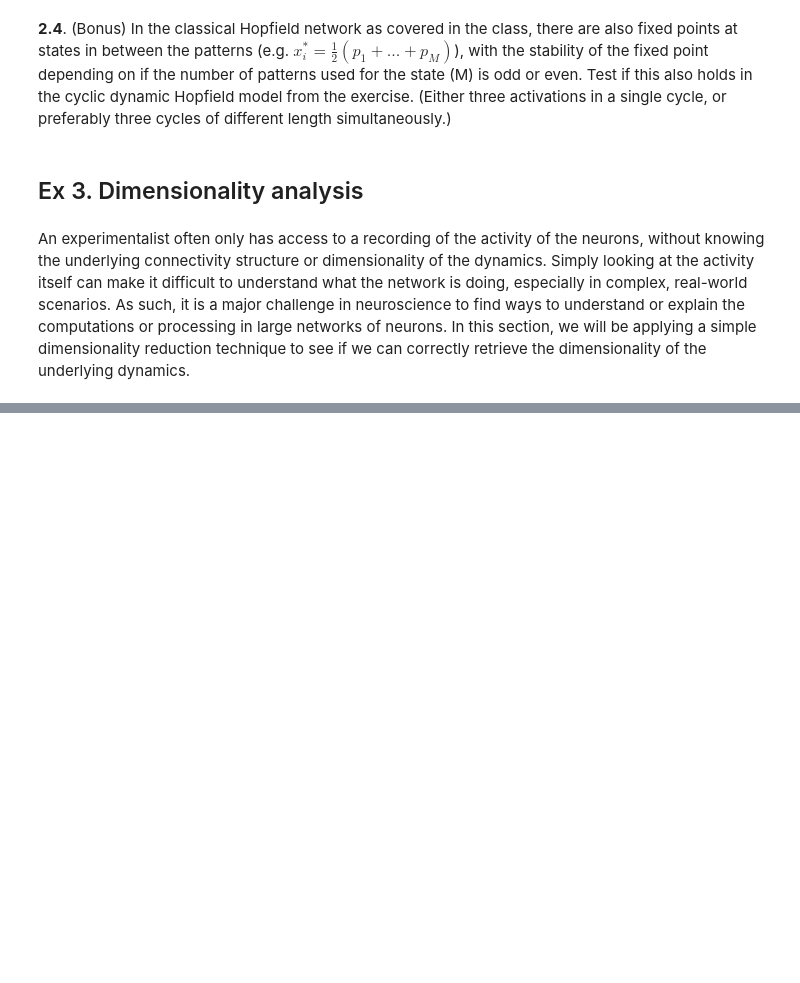
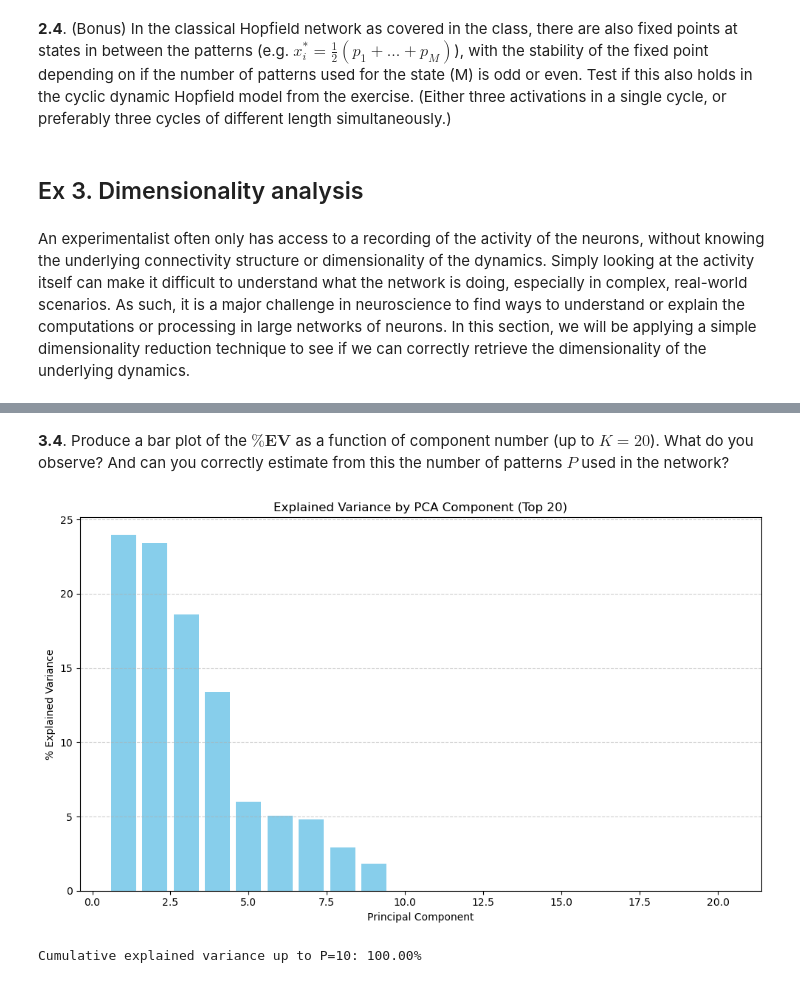
Before and after one commit to frossardr/H-et-R-project, a Jupyter notebook: Cyclic_hopfield_networks.ipynb, the cells around one changed output, grey strips where cells are left out. Saved outputs shown, nothing was run; the diff lists cells and outputs as text; code cells hidden in the pictures; blank space fills up the shorter version.

```diff
--- a/Cyclic_hopfield_networks.ipynb
+++ b/Cyclic_hopfield_networks.ipynb
@@ -822,0 +953,27 @@ The main goal behind PCA is to find a set of components (like patterns) along wh
+# %%
+def perform_pca(X):
+    """
+    Perform PCA on the neuronal state data.
+
+    Parameters:
+    - X: numpy array of shape (N, T)
+         where N is the number of neurons (dimensions),
+         and T is the number of time points.
+
+    Returns:
+    - eigenvalues: numpy array of shape (N,)
+    - eigenvectors: numpy array of shape (N, N), each column is an eigenvector
+    - loadings: numpy array of shape (N, T), projection of data onto principal components
+    """
+    C = np.cov(X) #Compute the cross-covariance matrix
+    eigenvalues, eigenvectors = np.linalg.eigh(C) #Compute eigenvalues and eigenvectors (eigh used covariance matric is symmetric)
+
+    #Sort eigenvalues and eigenvectors in decreasing order
+    idx = np.argsort(eigenvalues)[::-1]
+    eigenvalues = eigenvalues[idx]
+    eigenvectors = eigenvectors[:, idx]
+
+    #Project data onto eigenvectors (principal components)
+    loadings = np.dot(eigenvectors.T, X)  # shape: (N, T)
+
+    return eigenvalues, eigenvectors, loadings
@@ -822,0 +1088,22 @@ The main goal behind PCA is to find a set of components (like patterns) along wh
+# %% [markdown]
+**3.4**. Produce a bar plot of the $\% \mathbf{EV}$ as a function of component number (up to $K = 20$). What do you observe? And can you correctly estimate from this the number of patterns $P$ used in the network?
+# %%
+explained_variance_ratio = (eigenvalues ** 2) / np.sum(eigenvalues ** 2)
+
+K_plot = 20
+components = np.arange(1, K_plot + 1)
+ev_percent = 100 * explained_variance_ratio[:K_plot]  # convert to percent
+
+plt.figure(figsize=(10, 6))
+plt.bar(components, ev_percent, color='skyblue')
+plt.xlabel("Principal Component")
+plt.ylabel("% Explained Variance")
+plt.title("Explained Variance by PCA Component (Top 20)")
+plt.grid(True, axis='y', linestyle='--', alpha=0.6)
+plt.tight_layout()
+plt.show()
+
+print(f"Cumulative explained variance up to P={P}: {100*np.sum(explained_variance_ratio[:P]):.2f}%")
+# %% [output]
+[figure, added]
+Cumulative explained variance up to P=10: 100.00%
```
Also changed, not shown: parts of 22 cells of this notebook.
